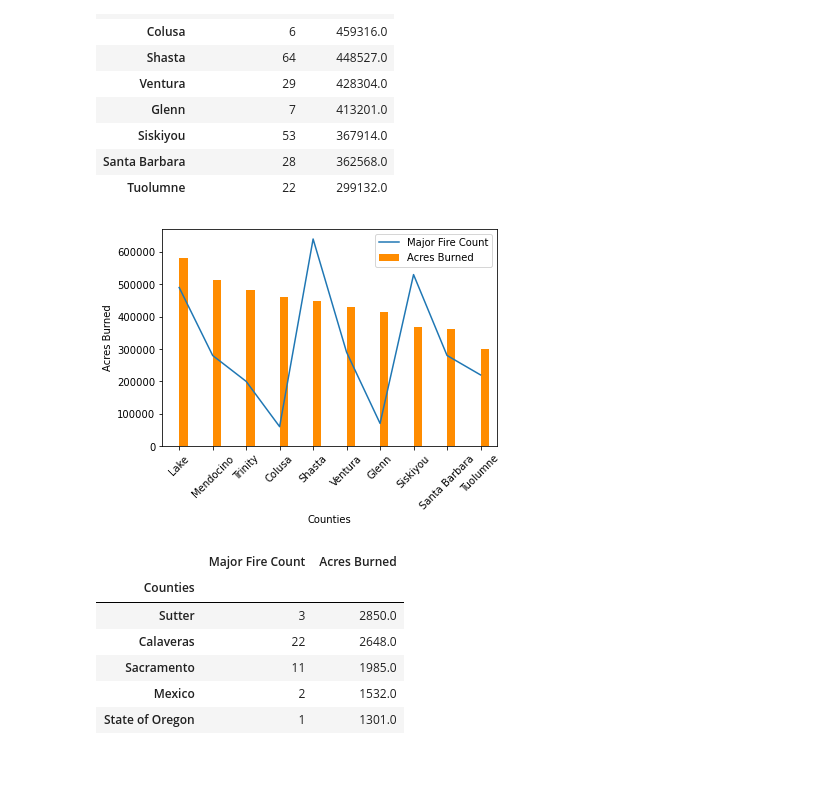
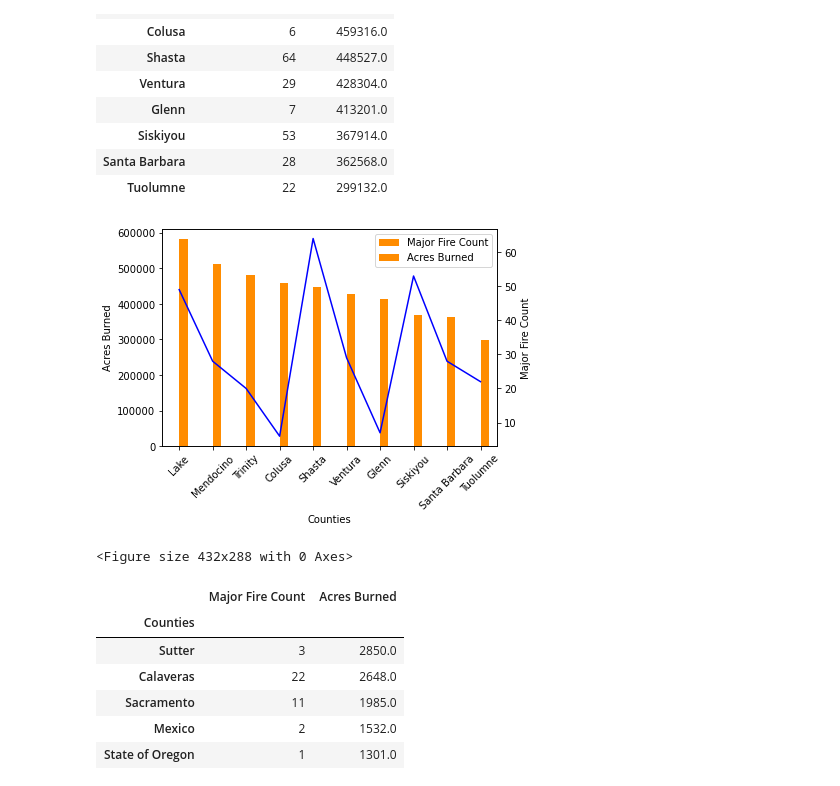
Before and after one commit to jump8621/data-project-I, a Jupyter notebook: lee_pyre.ipynb, the cells around one changed output. Saved outputs shown, nothing was run; the diff lists cells and outputs as text; code cells hidden in the pictures.

```diff
--- a/lee_pyre.ipynb
+++ b/lee_pyre.ipynb
@@ -294,10 +294,16 @@ top_ten_acreage
 # %%
 #use different chart? different variables to show the difference?
 top_ten_acreage.plot(kind="bar", ylabel='Acres Burned', color='darkorange', rot=45)
-(top_ten_acreage['Major Fire Count']*10000).plot(kind='line', rot=45)
+top_ten_acreage['Major Fire Count'].plot(secondary_y=True, kind='line', style='b', rot=45)
+# plt.figure()
+plt.ylabel("Major Fire Count")
 plt.show()
+plt.savefig('top_ten_acreage.png')
+
+#(top_ten_acreage['Major Fire Count']*10000).plot(kind='line', rot=45)
 # %% [output]
-[figure, old version]
+[figure, new version]
+<Figure size 432x288 with 0 Axes>
 # %%
 #display last ten counties in terms of acres burned
 last_ten_acreage = acres_burned_sorted.tail(10)
```
Also changed, not shown: parts of 5 cells of this notebook, 8 other files.
